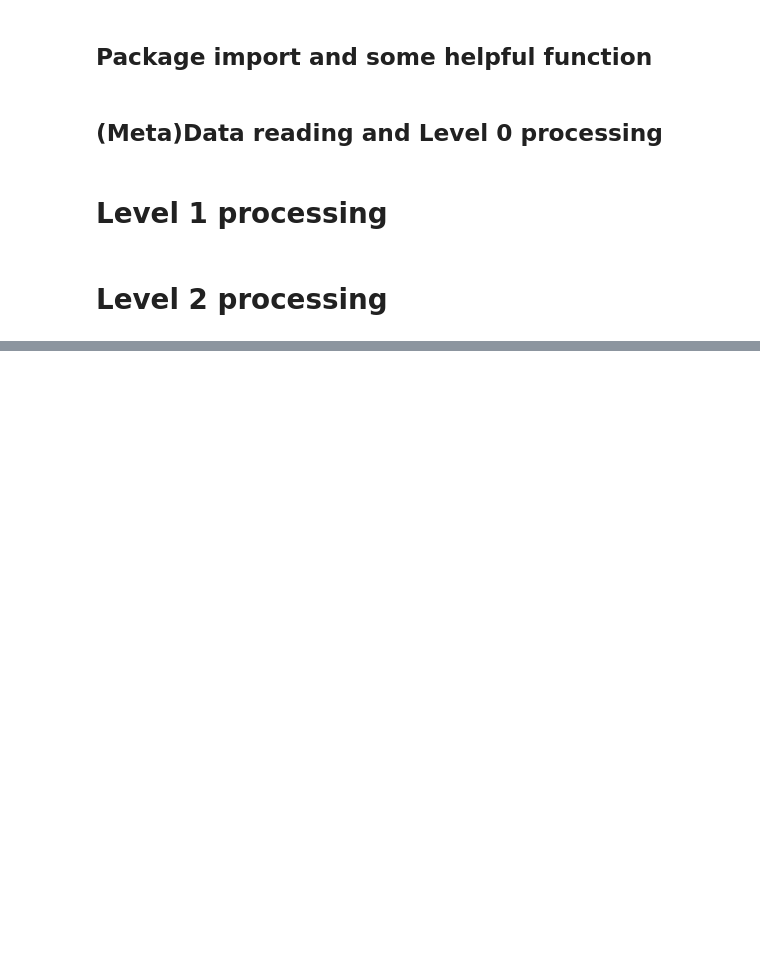
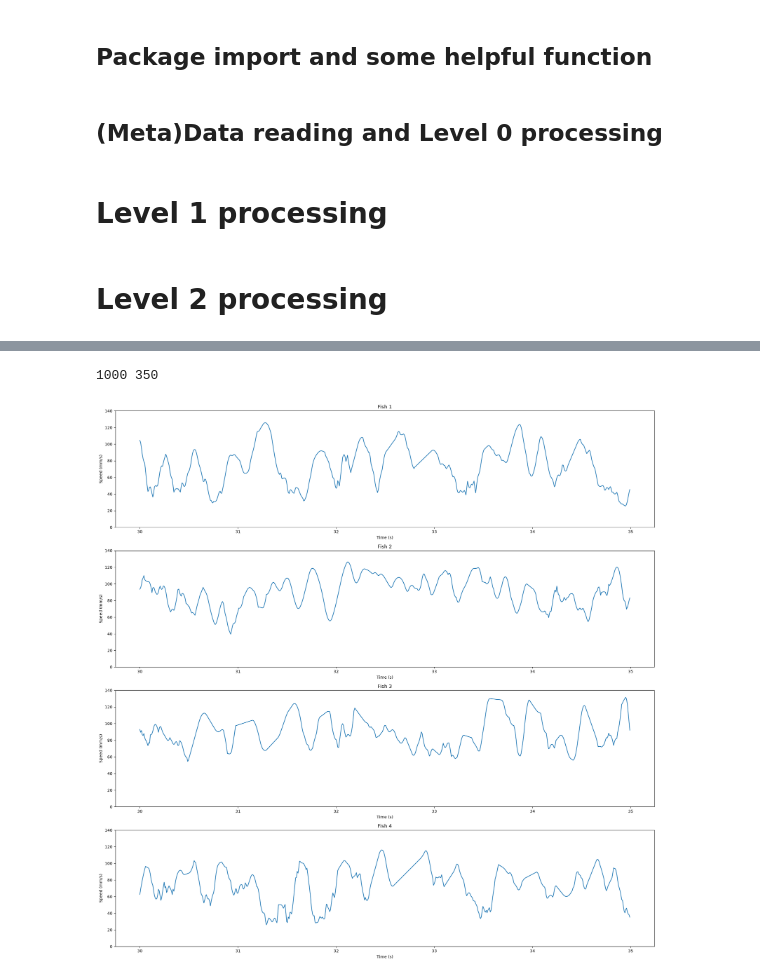
Before and after one commit to SamiSternson/Danionella-VR-Simulation-Code, a Jupyter notebook: real_school_analysis/schooling_helper_funcs_SE.ipynb, the cells around one changed output, grey strips where cells are left out. Drawn from its saved outputs; the diff is of its cells as text; code cells hidden in the pictures; blank space fills up the shorter version.

```diff
--- a/real_school_analysis/schooling_helper_funcs_SE.ipynb
+++ b/real_school_analysis/schooling_helper_funcs_SE.ipynb
@@ -1001,0 +1095,41 @@ def get_arena_dims(data):
+# %%
+exp=metadata.index[exp_index]
+exp_type = metadata['exp_type'].iloc[exp_index]
+fish_num = metadata['fish_num'].iloc[exp_index]
+fps_Hz = metadata['fps_Hz'].iloc[exp_index]
+rig_mm = metadata['rig_mm'].iloc[exp_index]
+vid_px = metadata['vid_px'].iloc[exp_index]
+scale=rig_mm/vid_px
+sleap_nodes = ['le', 're', 'fb', 'mb', 'rb', 't1']
+group_data=process_h5(h5tracks,fish_num,sleap_nodes,exp)
+print(vid_px, rig_mm)
+# %% [output]
+1000 350
+# %%
+f_bodylength_px, f_bodylength_mm, f_nosex, f_nosey, f_x, f_y, f_tailx, f_taily, f_heading, f_tail_angle, f_speed, f_ang_speed, f_disp_heading, f_lex, f_ley, f_rex, f_rey=group_arrays(group_data,fish_num, 0, fps_Hz, scale)
+# %%
+import matplotlib.pyplot as plt
+frames_to_seconds=1/121 #s/fps
+# %%
+total_time=len(f_speed[0])*frames_to_seconds
+# %%
+def get_data_on_interval(data, start_time, end_time):
+    if end_time>total_time:
+        end_time=total_time
+    if len(data)>1:
+        return [data[i][int(start_time/frames_to_seconds):int(end_time/frames_to_seconds)] for i in range(len(data))]
+    else:
+        return data[int(start_time/frames_to_seconds):int(end_time/frames_to_seconds)]
+# %%
+start_time=30
+end_time=35
+fig, ax=plt.subplots(4,1, figsize=(24, 24))
+for i in range(4):
+    ax[i].plot([j*frames_to_seconds+start_time for j in range(len(get_data_on_interval(f_speed,start_time, end_time)[i]))], get_speeds_on_interval(start_time, end_time)[i]*scale)
+    ax[i].set_xlabel("Time (s)")
+    ax[i].set_ylabel("Speed (mm/s)")
+    ax[i].set_title(f"Fish {i+1}")
+    ax[i].set_ylim(0, 140)
+plt.show()
+# %% [output]
+[figure, added]
```
Also changed, not shown: parts of 11 cells of this notebook, 4 other files.
